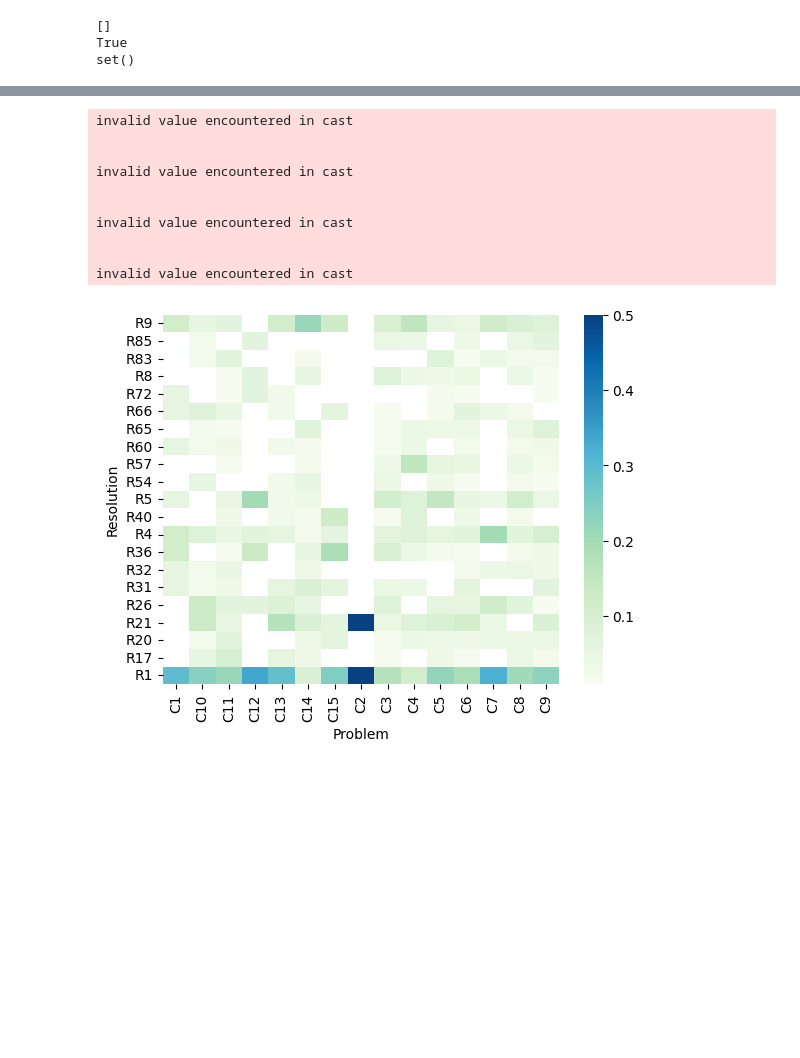
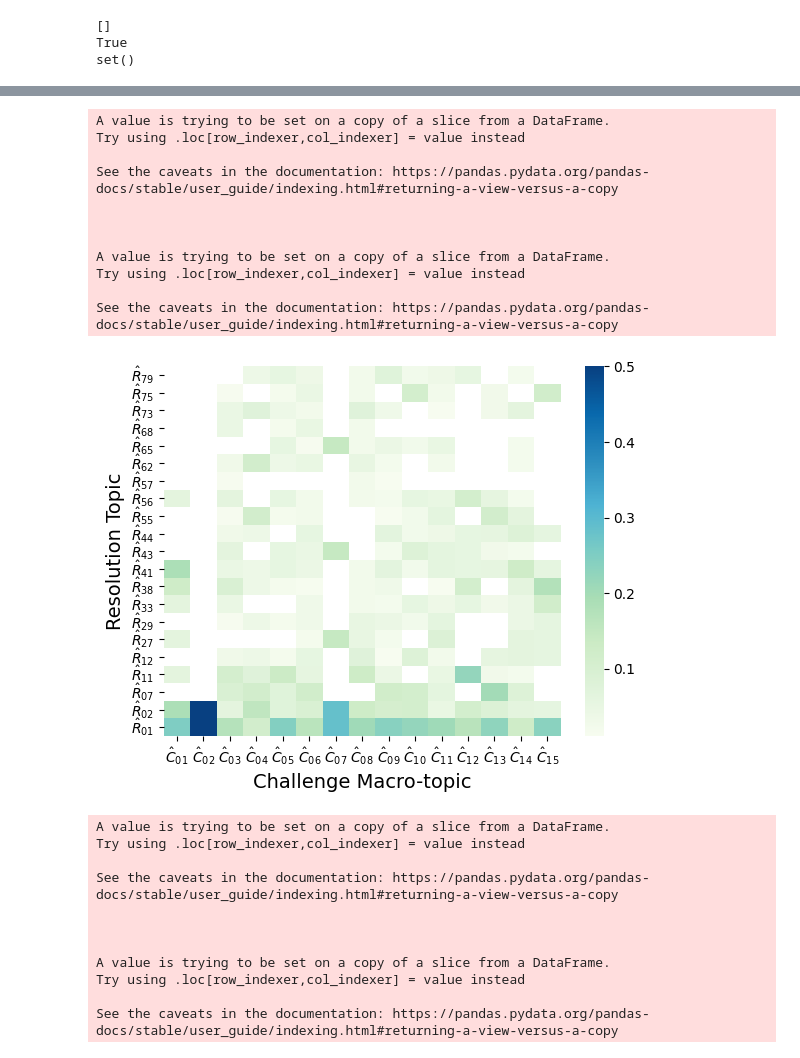
Before and after one commit to zhimin-z/Asset-Management-Topic-Modeling, a Jupyter notebook: Code/RQ3/RQ3.ipynb, the cells around one changed output, grey strips where cells are left out. Saved outputs shown, nothing was run; the diff lists cells and outputs as text; code cells hidden in the pictures; blank space fills up the shorter version.

```diff
--- a/Code/RQ3/RQ3.ipynb
+++ b/Code/RQ3/RQ3.ipynb
@@ -536,32 +456,48 @@ invalid value encountered in cast
 # %%
-df_topics = pd.read_json(os.path.join(path_rq3, 'macro-topics.json'))
-df_topics = df_topics[df_topics['Challenge_type'] == 'problem']
-df_topics = df_topics[df_topics['Resolution_summary_topic_macro'] == 6]
-df_topics['Challenge_topic_macro'] = df_topics['Challenge_topic_macro'].apply(lambda x: f'C{x+1}')
-df_topics['Resolution_summary_topic'] = df_topics['Resolution_summary_topic'].apply(lambda x: f'R{x+1}')
+df = pd.read_json(os.path.join(path_rq3, 'macro-topics.json'))
 
-df = df_topics[['Challenge_topic_macro', 'Resolution_summary_topic']].value_counts().reset_index(name='count')
-df_grouped = df.groupby('Challenge_topic_macro')['count'].sum().reset_index()
-df_grouped.rename(columns={'count': 'sum'}, inplace=True)
-df_merged = pd.merge(df, df_grouped, on='Challenge_topic_macro')
-df_merged['normalized_count'] = df_merged['count'] / df_merged['sum']
+macro_topic_zoom = 6
+df = df[df['Resolution_summary_topic_macro'] == macro_topic_zoom]
 
-df_heatmap = df_merged.pivot_table(values='normalized_count', index='Resolution_summary_topic', columns='Challenge_topic_macro', aggfunc=np.mean)
-ax = sns.heatmap(df_heatmap, cmap="GnBu")
-ax.invert_yaxis()
-ax.set_xlabel('Challenge Macro-topic', fontsize=14)
-ax.set_ylabel('Resolution Topic', fontsize=14)
-plt.savefig(os.path.join(path_rq3, 'Problem_resolution_heatmap.pdf'), bbox_inches='tight')
-plt.show()
+for type in ['problem', 'knowledge']:
+    df_topics = df[df['Challenge_type'] == type]
+    df_topics['Challenge_topic_macro'] = df_topics['Challenge_topic_macro'].apply(lambda x: r'$\hat{C}_{0' + str(x+1) + '}$' if x < 9 else r'$\hat{C}_{' + str(x+1) + '}$')
+    df_topics['Resolution_summary_topic'] = df_topics['Resolution_summary_topic'].apply(lambda x: r'$\hat{R}_{0' + str(x+1) + '}$' if x < 9 else r'$\hat{R}_{' + str(x+1) + '}$')
+
+    df_statistics = df_topics[['Challenge_topic_macro', 'Resolution_summary_topic']].value_counts().reset_index(name='count')
+    df_grouped = df_statistics.groupby('Challenge_topic_macro')['count'].sum().reset_index()
+    df_grouped.rename(columns={'count': 'sum'}, inplace=True)
+    df_merged = pd.merge(df_statistics, df_grouped, on='Challenge_topic_macro')
+    df_merged['normalized_count'] = df_merged['count'] / df_merged['sum']
+
+    df_heatmap = df_merged.pivot_table(values='normalized_count', index='Resolution_summary_topic', columns='Challenge_topic_macro', aggfunc=np.mean)
+    ax = sns.heatmap(df_heatmap, cmap="GnBu")
+    ax.invert_yaxis()
+    ax.set_xlabel('Challenge Macro-topic', fontsize=14)
+    ax.set_ylabel('Resolution Topic', fontsize=14)
+    plt.savefig(os.path.join(path_rq3, f'{type}_resolution_heatmap.pdf'), bbox_inches='tight')
+    plt.show()
 # %% [output]
-invalid value encountered in cast
+A value is trying to be set on a copy of a slice from a DataFrame.
+Try using .loc[row_indexer,col_indexer] = value instead
+
+See the caveats in the documentation: https://pandas.pydata.org/pandas-docs/stable/user_guide/indexing.html#returning-a-view-versus-a-copy
 
 
-invalid value encountered in cast
 
+A value is trying to be set on a copy of a slice from a DataFrame.
+Try using .loc[row_indexer,col_indexer] = value instead
 
-invalid value encountered in cast
-
-
-invalid value encountered in cast
+See the caveats in the documentation: https://pandas.pydata.org/pandas-docs/stable/user_guide/indexing.html#returning-a-view-versus-a-copy
-[figure, old version]
+[figure, new version]
+A value is trying to be set on a copy of a slice from a DataFrame.
+Try using .loc[row_indexer,col_indexer] = value instead
+
+See the caveats in the documentation: https://pandas.pydata.org/pandas-docs/stable/user_guide/indexing.html#returning-a-view-versus-a-copy
+
+
+
+A value is trying to be set on a copy of a slice from a DataFrame.
+Try using .loc[row_indexer,col_indexer] = value instead
+
+See the caveats in the documentation: https://pandas.pydata.org/pandas-docs/stable/user_guide/indexing.html#returning-a-view-versus-a-copy
```
Also changed, not shown: parts of 12 cells of this notebook, 12 other files.
